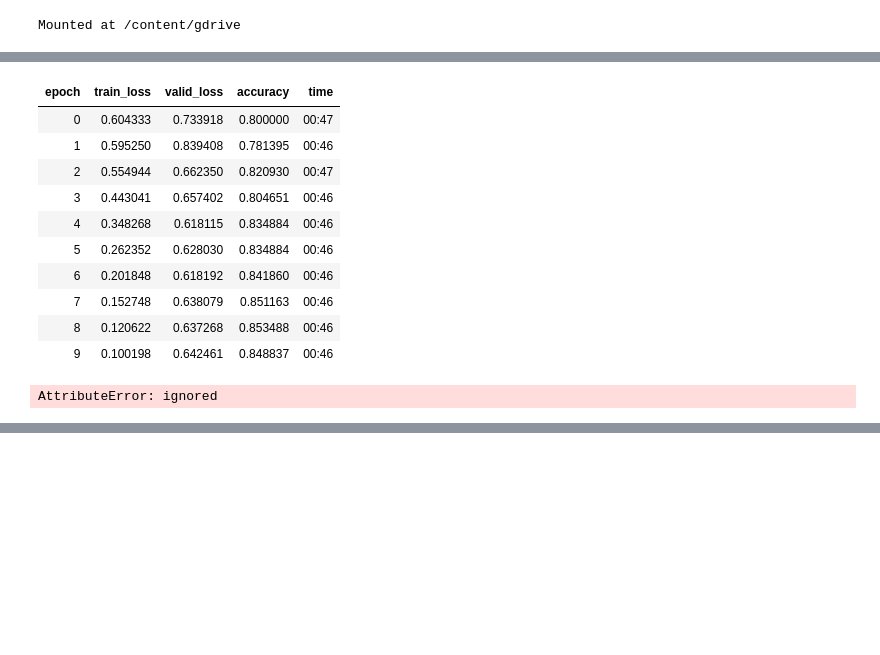
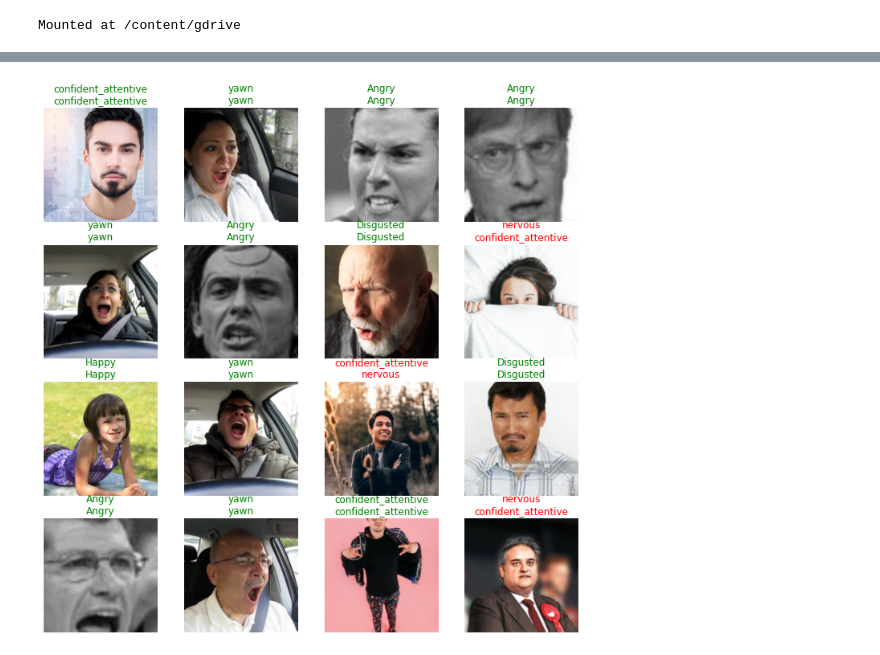
Before and after one commit to zee-bit/EmotionRecog, a Jupyter notebook: training/training_emo_fastai.ipynb, the cells around one changed output, grey strips where cells are left out. Drawn from its saved outputs; the diff is of its cells as text; code cells hidden in the pictures; blank space fills up the shorter version.

Commit message:
update fastai training

```diff
--- a/training/training_emo_fastai.ipynb
+++ b/training/training_emo_fastai.ipynb
@@ -65,19 +71,4 @@ SuggestedLRs(lr_min=8.317637839354575e-05, lr_steep=1.3182567499825382e-06)
-# %%
-learner.unfreeze()
-learner.fit_one_cycle(10,lr_max=slice(1e-7,5e-3))
-# %% [output]
-| epoch | train_loss | valid_loss | accuracy | time |
-| 0 | 0.604333 | 0.733918 | 0.800000 | 00:47 |
-| 1 | 0.595250 | 0.839408 | 0.781395 | 00:46 |
-| 2 | 0.554944 | 0.662350 | 0.820930 | 00:47 |
-| 3 | 0.443041 | 0.657402 | 0.804651 | 00:46 |
-| 4 | 0.348268 | 0.618115 | 0.834884 | 00:46 |
-| 5 | 0.262352 | 0.628030 | 0.834884 | 00:46 |
-| 6 | 0.201848 | 0.618192 | 0.841860 | 00:46 |
-| 7 | 0.152748 | 0.638079 | 0.851163 | 00:46 |
-| 8 | 0.120622 | 0.637268 | 0.853488 | 00:46 |
-| 9 | 0.100198 | 0.642461 | 0.848837 | 00:46 |
-# %%
-learner.show_resutls()
-# %% [output]
-AttributeError: ignored
+# %%
+
+learner.show_results(max_n=16)
+# %% [output]
@@ -84,3 +76,4 @@ AttributeError: ignored
+[figure, added]
 # %%
 interp = ClassificationInterpretation.from_learner(learner)
 interp.plot_top_losses(5, nrows=5)
```
Also changed, not shown: parts of 8 cells of this notebook.
